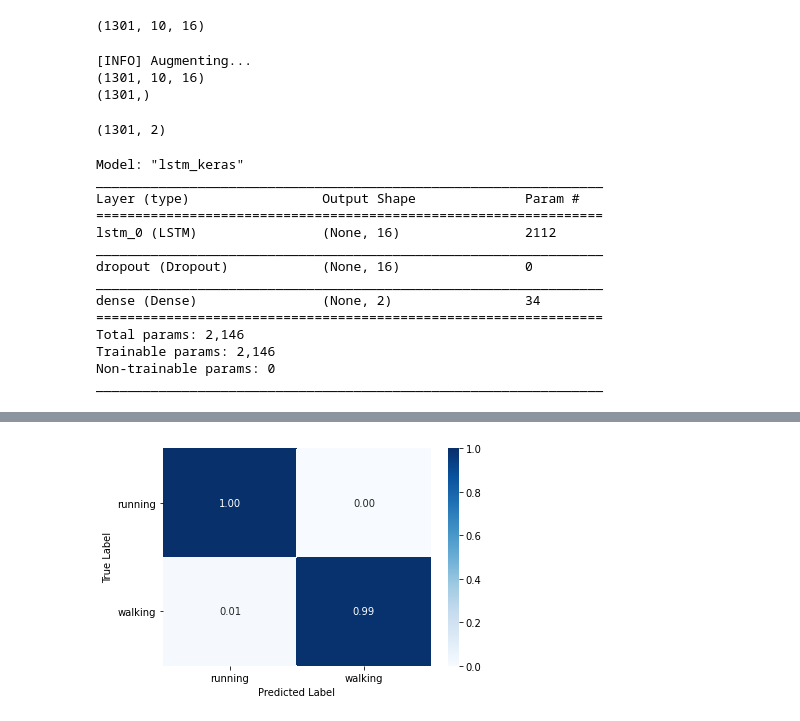
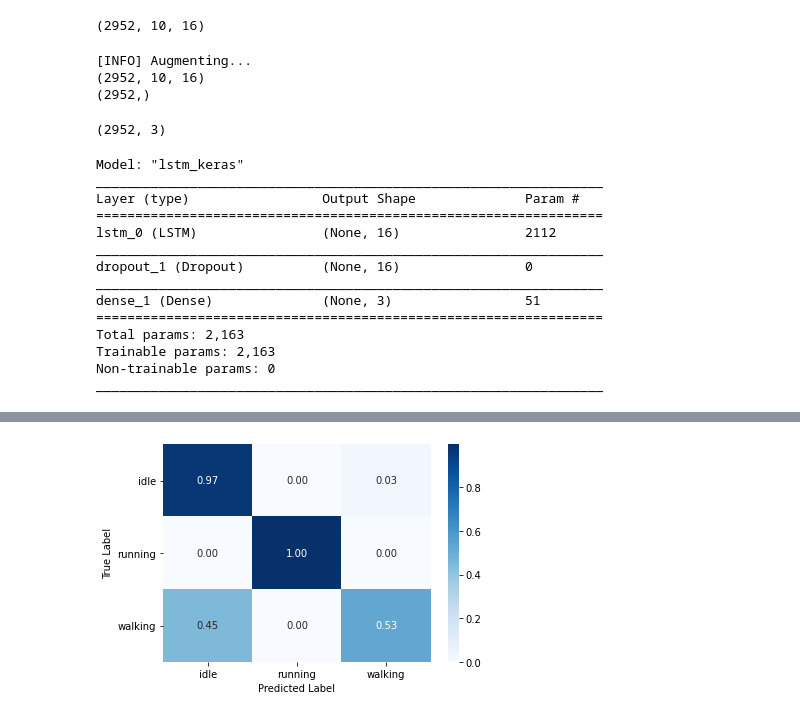
Before and after one commit to vinhphuctadang/endless-runner, a Jupyter notebook: trainer.ipynb, the cells around one changed output, grey strips where cells are left out. Drawn from its saved outputs; the diff is of its cells as text; code cells hidden in the pictures.

```diff
--- a/trainer.ipynb
+++ b/trainer.ipynb
@@ -9,14 +9,14 @@ from sklearn.preprocessing import OneHotEncoder
 from sklearn.preprocessing import LabelEncoder
 
 
-X = np.load('normalized/Norm_MinMax_WithoutIdle_%02d_X.npy' % window_size)
-y = np.load('normalized/Norm_MinMax_WithoutIdle_%02d_y.npy' % window_size)
+X = np.load('normalized/Norm_MinMax_New_%02d_X.npy' % window_size)
+y = np.load('normalized/Norm_MinMax_New_%02d_y.npy' % window_size)
 
 labels = np.unique(y)
 # %%
 X.shape
 # %% [output]
-(1301, 10, 16)
+(2952, 10, 16)
 # %%
 from tsaug import TimeWarp, Crop, Quantize, Drift, Reverse, AddNoise, Convolve, Resize, Dropout, Pool
 
@@ -63,8 +63,8 @@ print(X_augmented.shape)
 print(y_augmented.shape)
 # %% [output]
 [INFO] Augmenting...
-(1301, 10, 16)
-(1301,)
+(2952, 10, 16)
+(2952,)
 # %%
 le = LabelEncoder()
 le.fit(y_augmented)
@@ -77,9 +77,9 @@ ohe.fit(le_y)
 y_augmented = ohe.transform(le_y).toarray()
 y_augmented.shape
 # %% [output]
-(1301, 2)
+(2952, 3)
 # %%
-model = model_tools(X_augmented, y_augmented, test_size=0.3, model_name='lstm_keras', n_layers=1, dropout=0.2)
+model = model_tools(X_augmented, y_augmented, test_size=0.4, model_name='lstm_keras', n_layers=1, dropout=0.5)
 # %% [output]
 Model: "lstm_keras"
 _________________________________________________________________
@@ -87,18 +87,18 @@ Layer (type)                 Output Shape              Param #
 =================================================================
 lstm_0 (LSTM)                (None, 16)                2112
 _________________________________________________________________
-dropout (Dropout)            (None, 16)                0
+dropout_1 (Dropout)          (None, 16)                0
 _________________________________________________________________
-dense (Dense)                (None, 2)                 34
+dense_1 (Dense)              (None, 3)                 51
 =================================================================
-Total params: 2,146
-Trainable params: 2,146
+Total params: 2,163
+Trainable params: 2,163
 Non-trainable params: 0
 _________________________________________________________________
 # %%
 if not os.path.isdir(result_dir):  # For training
     os.mkdir(result_dir)
-model.fit_and_save_model(es=False, mc=False, rlr=True, log=True)
+model.fit_and_save_model(es=True, mc=False, rlr=True, log=True)
 # %% [output]
 [INFO] training network...
 Epoch 1/50
@@ -120 +120 @@ Epoch 6/50
-[figure, old version]
+[figure, new version]
```
Also changed, not shown: parts of 3 cells of this notebook, 2 other files.
